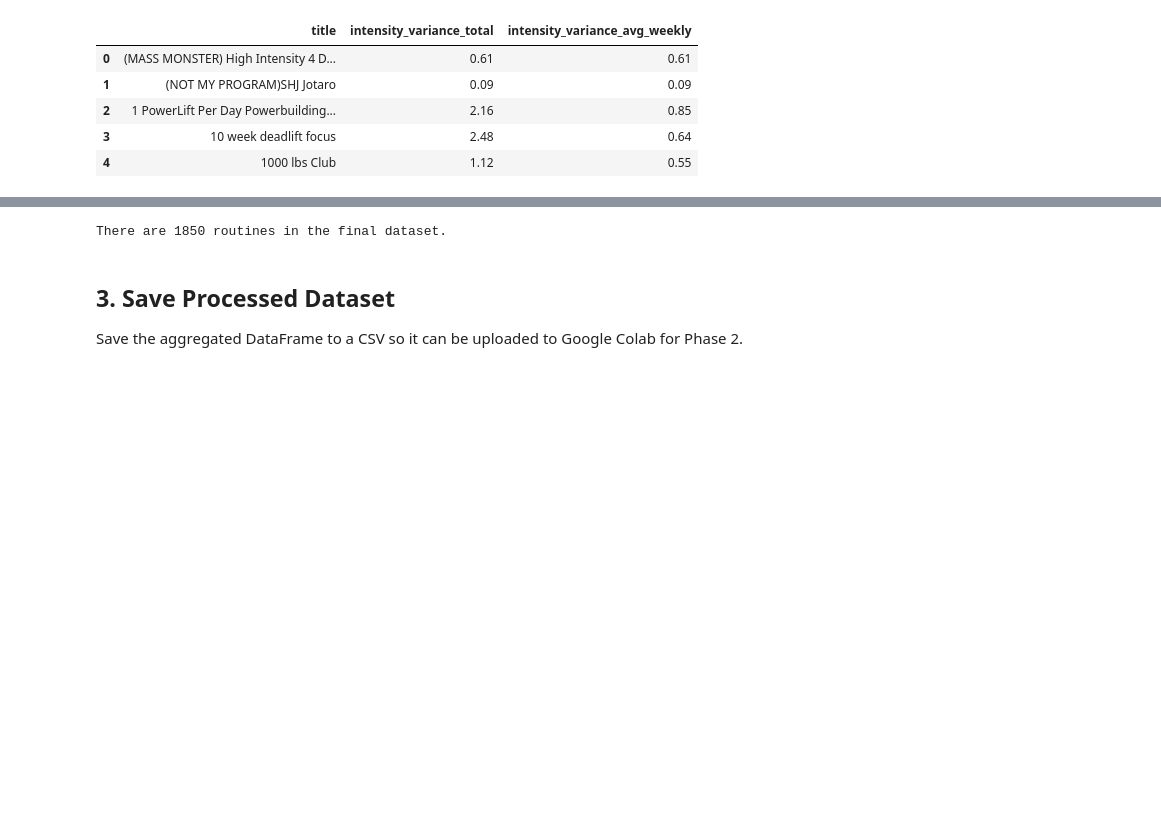
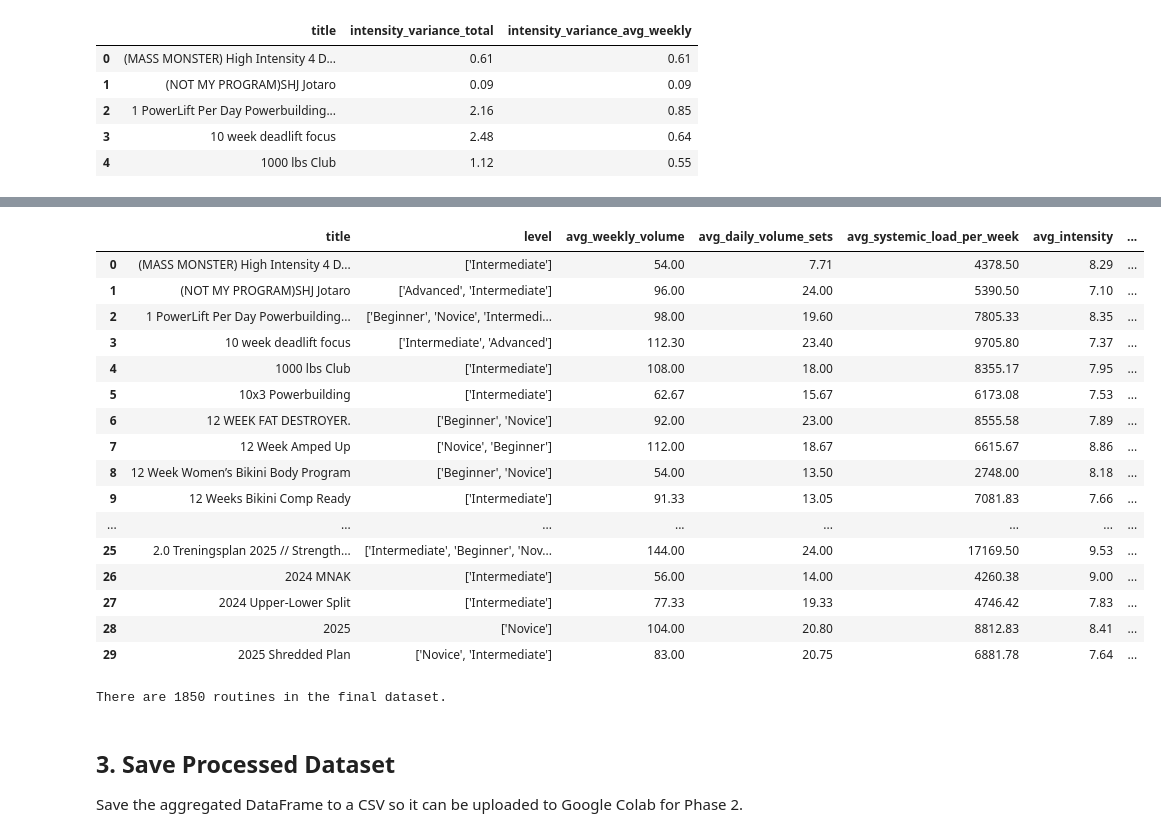
Before and after one commit to sgraziabile/proyecto-mineria, a Jupyter notebook: notebooks/01_data_preprocessing_and_eda.ipynb, the cells around one changed output, grey strips where cells are left out. Drawn from its saved outputs; the diff is of its cells as text; code cells hidden in the pictures; blank space fills up the shorter version.

Commit message:
Feature Engineering applied to the original dataset. Got 1850 unique routines with 10 attributes with aggregated data from each routine.

```diff
--- a/notebooks/01_data_preprocessing_and_eda.ipynb
+++ b/notebooks/01_data_preprocessing_and_eda.ipynb
@@ -645,0 +701,25 @@ display(df_intensity_variance.head())
+# %%
+def get_avg_exercises_per_day(df, exercise_column='exercise_name'):
+    """
+    Calculates the average number of unique exercises performed per day for each routine.
+    Make sure to change 'exercise_column' to the actual name of your column!
+    """
+    # --- STEP 1: Count unique exercises per day ---
+    # Group by routine, week, and day.
+    # Use .nunique() on the exercise column to count how many distinct exercises happened in that session.
+    daily_exercise_count = df.groupby(['title', 'week', 'day'])[exercise_column].nunique().reset_index()
+
+    # --- STEP 2: Average those daily counts ---
+    # Group by just the routine title, and calculate the mean() of those daily counts
+    avg_exercises = daily_exercise_count.groupby('title')[exercise_column].mean().reset_index()
+
+    # Rename the column so it's clear in your final table
+    avg_exercises = avg_exercises.rename(columns={exercise_column: 'avg_exercises_per_day'})
+
+    return avg_exercises
+
+# --- How to use it ---
+# Change 'exercise' to whatever your actual column name is!
+df_avg_exercises = get_avg_exercises_per_day(df_final, exercise_column='exercise_name')
+
+display(df_avg_exercises.head())
@@ -662,36 +749,60 @@ def compile_routine_summary(df):
     df_sys_load = get_avg_weekly_systemic_load(df)
     df_intensity = get_routine_intensity_stats(df)
     df_variance = get_intensity_variance(df)
+    df_total_weeks = get_total_weeks_per_routine(df)
+    df_avg_days = get_avg_days_per_week(df)
+    df_avg_exercises = get_avg_exercises_per_day(df, exercise_column='exercise_name')
+
 
     # 3. Merge them all together
     # We start with our df_level as the base table
     final_df = df_level
 
     # Put all our calculated tables into a list
     dataframes_to_merge = [
         df_vol_weekly,
         df_vol_daily,
         df_sys_load,
         df_intensity,
-        df_variance
+        df_variance,
+        df_total_weeks,
+        df_avg_days,
+        df_avg_exercises
     ]
 
     # Loop through the list and attach each one to the final_df
     for data in dataframes_to_merge:
         final_df = pd.merge(final_df, data, on='title', how='left')
 
     # Optional: Fill any NaN variances with 0 and round everything
     final_df = final_df.fillna(0).round(2)
 
     return final_df
 
 # --- How to use it ---
 # Make sure all your functions from earlier are run in your notebook, then just call:
 df_final_aggregated = compile_routine_summary(df_final)
 
-#display(df_final_aggregated.head(30))
+display(df_final_aggregated.head(30))
 print(f"There are {len(df_final_aggregated)} routines in the final dataset.")
 # %% [output]
+|  | title | level | avg_weekly_volume | avg_daily_volume_sets | avg_systemic_load_per_week | avg_intensity | ... |
+| 0 | (MASS MONSTER) High Intensity 4 D... | ['Intermediate'] | 54.00 | 7.71 | 4378.50 | 8.29 | ... |
+| 1 | (NOT MY PROGRAM)SHJ Jotaro | ['Advanced', 'Intermediate'] | 96.00 | 24.00 | 5390.50 | 7.10 | ... |
+| 2 | 1 PowerLift Per Day Powerbuilding... | ['Beginner', 'Novice', 'Intermedi... | 98.00 | 19.60 | 7805.33 | 8.35 | ... |
+| 3 | 10 week deadlift focus | ['Intermediate', 'Advanced'] | 112.30 | 23.40 | 9705.80 | 7.37 | ... |
+| 4 | 1000 lbs Club | ['Intermediate'] | 108.00 | 18.00 | 8355.17 | 7.95 | ... |
+| 5 | 10x3 Powerbuilding | ['Intermediate'] | 62.67 | 15.67 | 6173.08 | 7.53 | ... |
+| 6 | 12 WEEK FAT DESTROYER. | ['Beginner', 'Novice'] | 92.00 | 23.00 | 8555.58 | 7.89 | ... |
+| 7 | 12 Week Amped Up | ['Novice', 'Beginner'] | 112.00 | 18.67 | 6615.67 | 8.86 | ... |
+| 8 | 12 Week Women’s Bikini Body Program | ['Beginner', 'Novice'] | 54.00 | 13.50 | 2748.00 | 8.18 | ... |
+| 9 | 12 Weeks Bikini Comp Ready | ['Intermediate'] | 91.33 | 13.05 | 7081.83 | 7.66 | ... |
+| ... | ... | ... | ... | ... | ... | ... | ... |
+| 25 | 2.0 Treningsplan 2025 // Strength... | ['Intermediate', 'Beginner', 'Nov... | 144.00 | 24.00 | 17169.50 | 9.53 | ... |
+| 26 | 2024 MNAK | ['Intermediate'] | 56.00 | 14.00 | 4260.38 | 9.00 | ... |
+| 27 | 2024 Upper-Lower Split | ['Intermediate'] | 77.33 | 19.33 | 4746.42 | 7.83 | ... |
+| 28 | 2025 | ['Novice'] | 104.00 | 20.80 | 8812.83 | 8.41 | ... |
+| 29 | 2025 Shredded Plan | ['Novice', 'Intermediate'] | 83.00 | 20.75 | 6881.78 | 7.64 | ... |
 There are 1850 routines in the final dataset.
 # %% [markdown]
 ## 3. Save Processed Dataset
```
Also changed, not shown: parts of 4 cells of this notebook.
